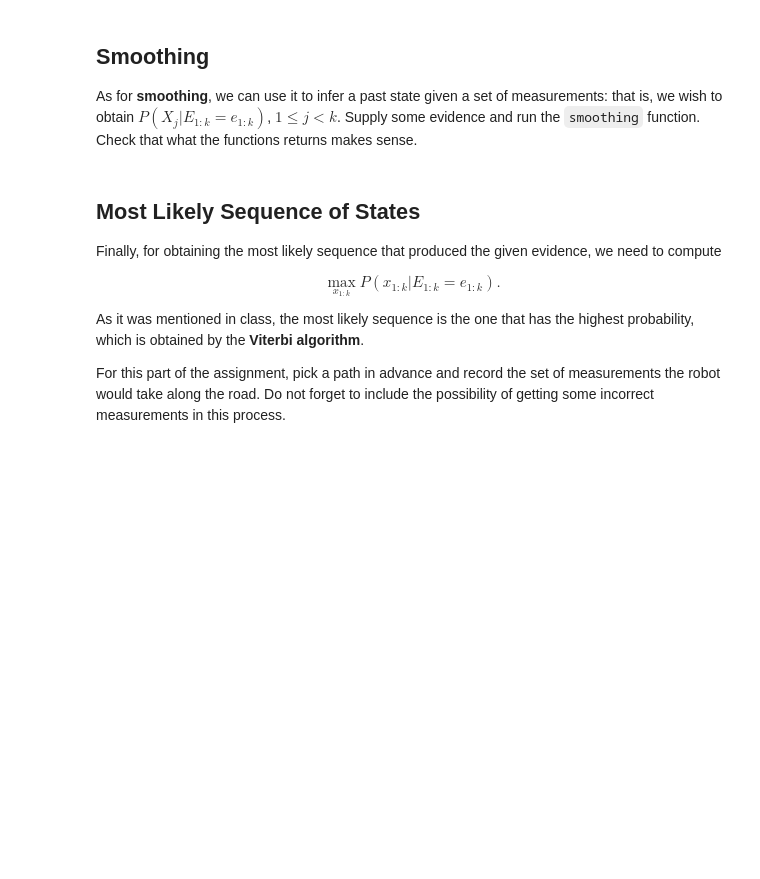
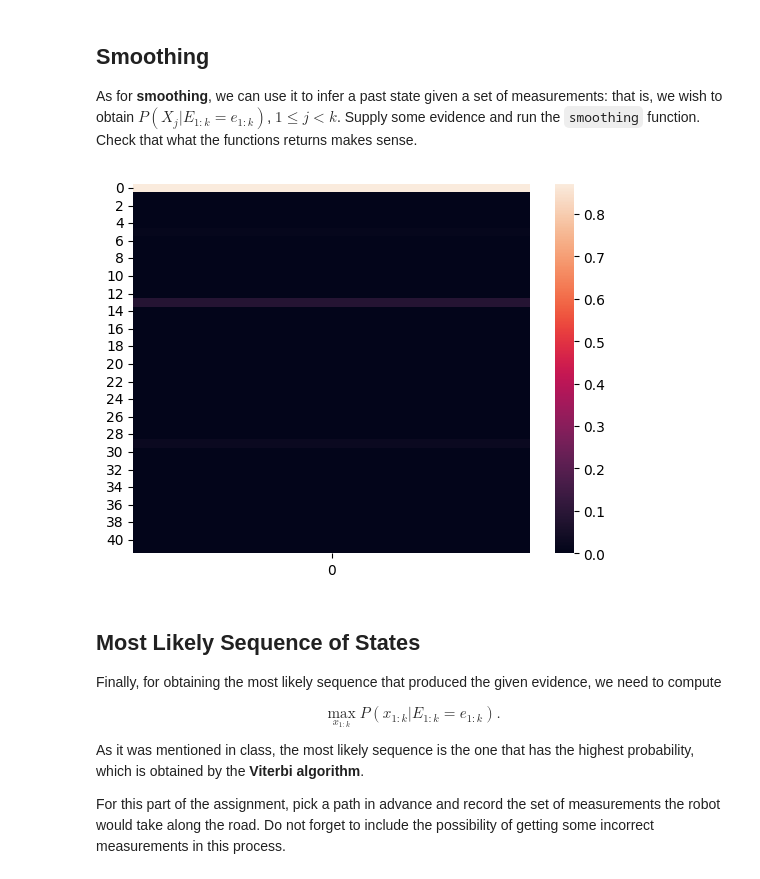
Before and after one commit to Aguscop19/MA2014-Modulo3, a Jupyter notebook: Solution Template.ipynb, the cells around one changed output. Drawn from its saved outputs; the diff is of its cells as text; code cells hidden in the pictures; blank space fills up the shorter version.

Commit message:
Las matrices de todos los errores ya estan, pero los heatmaps no se ven bien, hay que arreglar eso

```diff
--- a/Solution Template.ipynb
+++ b/Solution Template.ipynb
@@ -179,3 +176,23 @@ sr[35] = [0,1,0,1]; sr[36] = [0,0,0,1]; sr[37] = [1,1,0,0]; sr[38] = [0,1,1,1];
+# %%
+#Creamos las matrices de probabilidad para cada estado
+error = 0.1
+me0 = crearMatriz(sr, [0,0,0,0], error)
+#PRUEBA CON [0,1,1,1] Y WOLFRAMN Power[\(40)1-0.1\(41),\(40)4-3\(41)]*Power[\(40)0.1\(41),3]
+me1 = crearMatriz(sr, [0,0,0,1], error)
+me2 = crearMatriz(sr, [0,0,1,0], error)
+me3 = crearMatriz(sr, [0,0,1,1], error)
+me4 = crearMatriz(sr, [0,1,0,0], error)
+me5 = crearMatriz(sr, [0,1,0,1], error)
+me6 = crearMatriz(sr, [0,1,1,0], error)
+me7 = crearMatriz(sr, [0,1,1,1], error)
+me8 = crearMatriz(sr, [1,0,0,0], error)
+me9 = crearMatriz(sr, [1,0,0,1], error)
+me10 = crearMatriz(sr, [1,0,1,0], error)
+me11 = crearMatriz(sr, [1,0,1,1], error)
+me12 = crearMatriz(sr, [1,1,0,0], error)
+me13 = crearMatriz(sr, [1,1,0,1], error)
+me14 = crearMatriz(sr, [1,1,1,0], error)
+me15 = crearMatriz(sr, [1,1,1,1], error)
 # %% [markdown]
 Keep in mind that the readings can be understood as binary numbers of four digits: `0000`, `0001`,..., `1111`. Regarding the order of the binary measurements, use this convention: `ESWN`; that is, if the robot has obstacles in both the North and East directions, then an error-free measurement should be the binary number `1001`. For convenience, store the "observation matrices" in a dictionary.
 # %%
@@ -184,7 +201,7 @@ Keep in mind that the readings can be understood as binary numbers of four digit
     O = {0000: Matrix of measurement 0000, ..., 1111: Matrix of measurement 1111}
 """
 
-O ={}
+O ={0: me0, 1: me1, 2:me2, 3:me3, 4:me4, 5:me5, 6:me6, 7:me7, 8:me8, 9:me9, 10:me10, 11:me11, 12:me12, 13:me13, 14:me14, 15:me15}
 # %% [markdown]
 ## Filtering
 
@@ -203,0 +219,5 @@ E = []
+# %%
+#0->1->13->14
+#E = [[0,1,1,1],[1,1,0,0],[0,0,1,1],[0,1,0,0]]
+E = [7,12,3,4]
+filtering(E, O, T, X0)
@@ -213,5 +251,7 @@ def view_heatmap(state):
     The variable state is a vector of 42 components where each entry is the probability of finding the robot
     at a certain location. The function does not have to return anything, it should just show the heatmap.
     """
+
+    sns.heatmap(state)
 # %%
 view_heatmap(filtering(E, O, T, X0))
@@ -234,9 +276,11 @@ def smoothing(E, O, T, X0, k):
 
     return smooth
 # %%
-E = []
+E = [7,12,3,4]
 
 view_heatmap(smoothing(E, O, T, X0, 1))
+# %% [output]
+[figure, added]
 # %% [markdown]
 ## Most Likely Sequence of States
 
```
Also changed, not shown: parts of 8 cells of this notebook.
